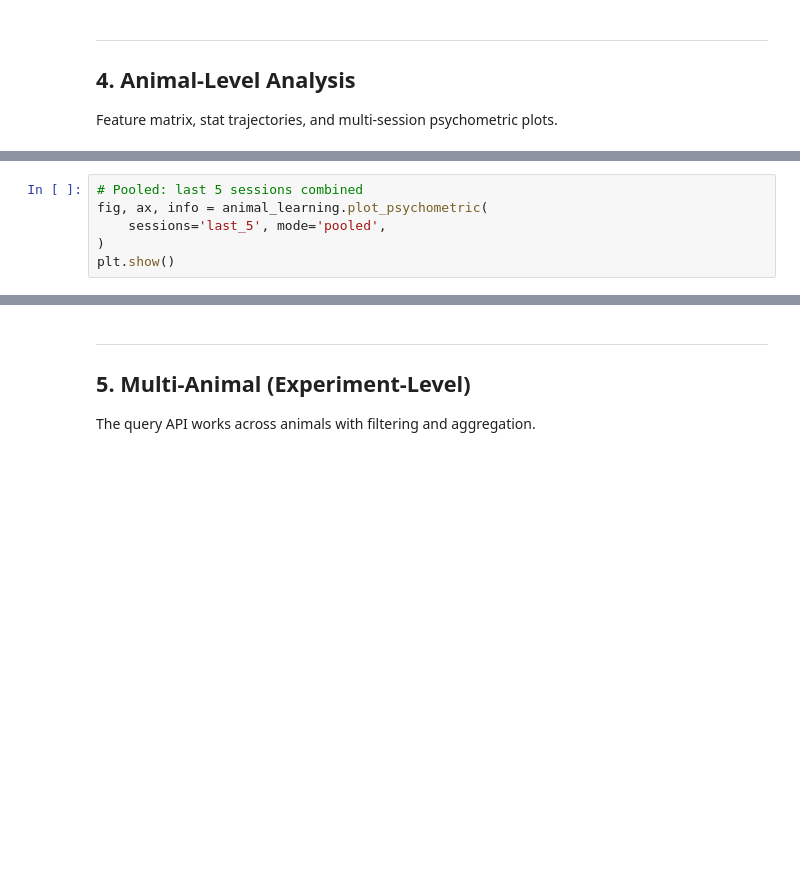
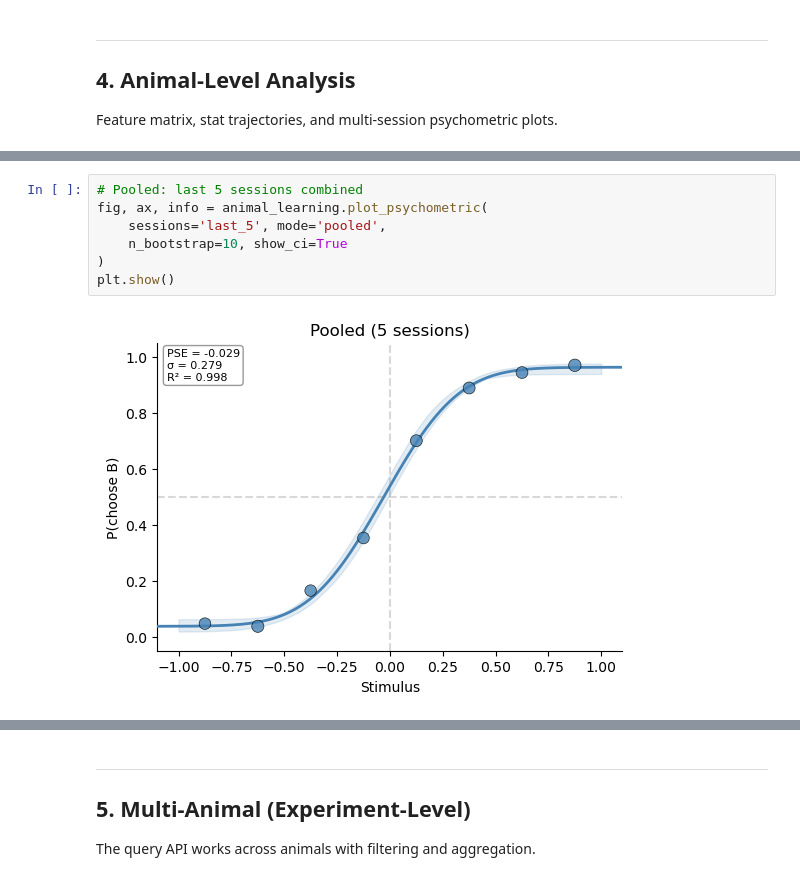
Before and after one commit to serkanshentyurk/behav_utils, a Jupyter notebook: notebooks/0-example-workflow.ipynb, the cells around one changed output, grey strips where cells are left out. Cells and saved outputs as stored; diff of their text form; blank space fills up the shorter version.

```diff
--- a/notebooks/0-example-workflow.ipynb
+++ b/notebooks/0-example-workflow.ipynb
@@ -217,9 +282,12 @@ plt.show()
 # %%
 # Pooled: last 5 sessions combined
 fig, ax, info = animal_learning.plot_psychometric(
     sessions='last_5', mode='pooled',
+    n_bootstrap=10, show_ci=True
 )
 plt.show()
+# %% [output]
+[figure, added]
 # %%
 # Expert baseline
 baseline = animal_learning.expert_baseline(
```
Also changed, not shown: parts of 25 cells of this notebook, 3 other files.
